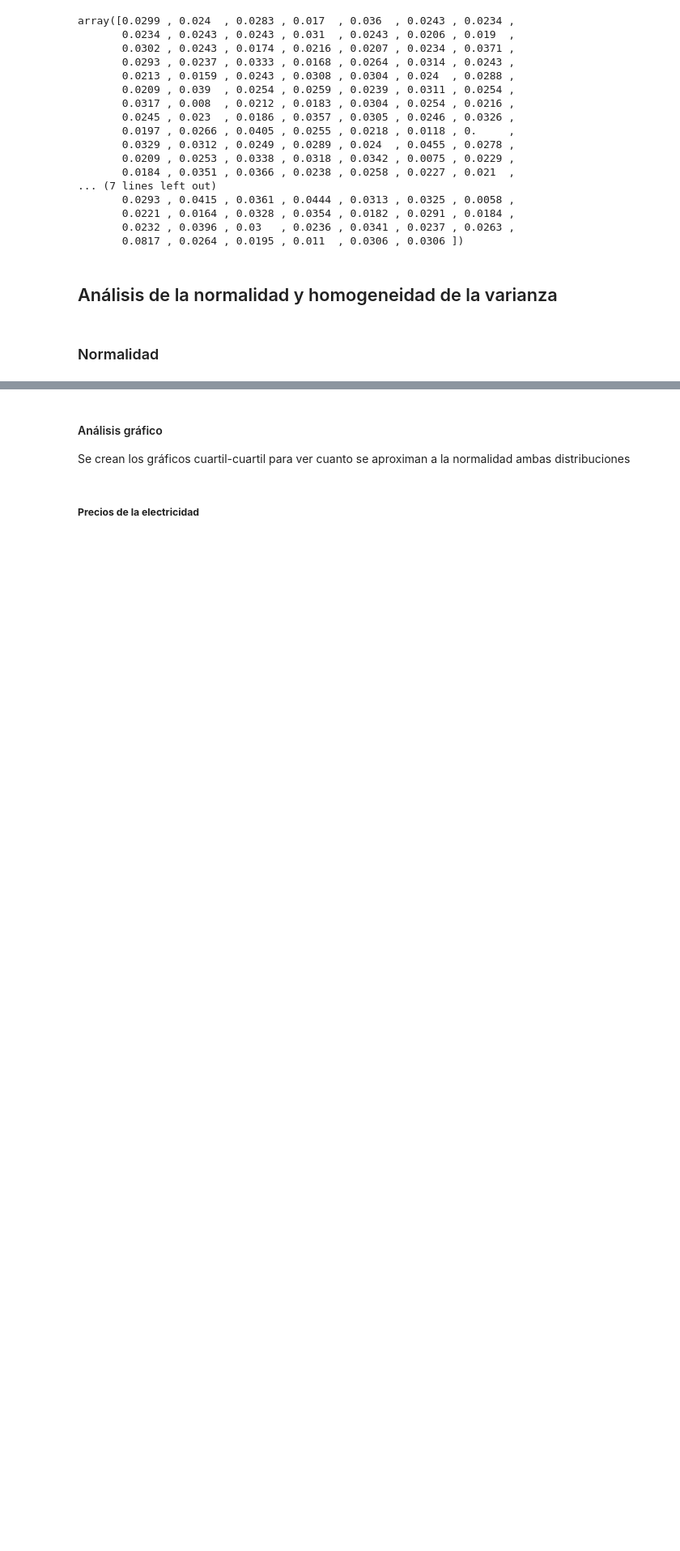
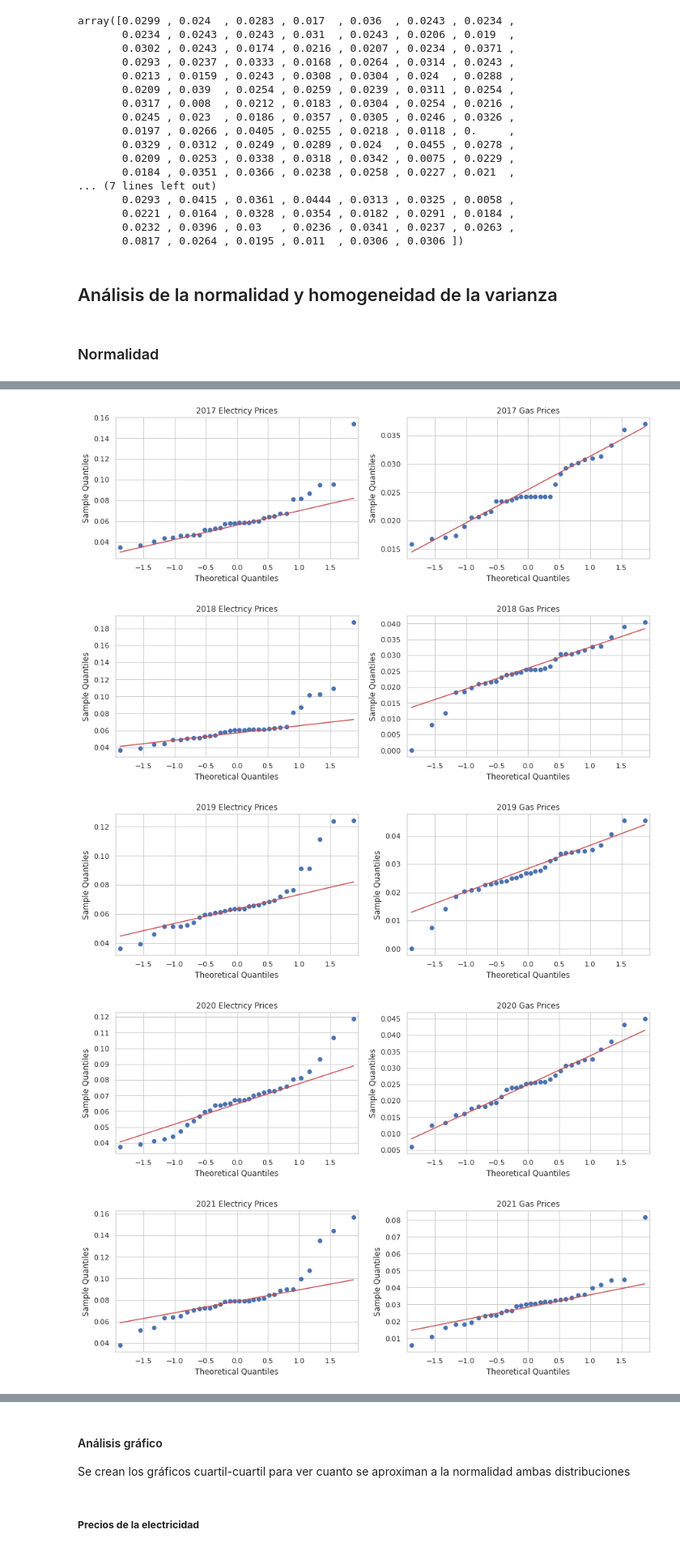
Before and after one commit to miguel-esteban-uoc/pract-2, a Jupyter notebook: notebook/pract-2.ipynb, the cells around one changed output, grey strips where cells are left out. Shown at 81% size. Drawn from its saved outputs; the diff is of its cells as text; code cells hidden in the pictures; blank space fills up the shorter version.

```diff
--- a/notebook/pract-2.ipynb
+++ b/notebook/pract-2.ipynb
@@ -664,0 +667,24 @@ array([0.0299 , 0.024  , 0.0283 , 0.017  , 0.036  , 0.0243 , 0.0234 ,
+# %%
+
+def filter_by_year( df, year ):
+    return df.loc[(df.Year == year)]
+
+def quartil_quartil_graph( data, title, ax ):
+     sm.qqplot( data, line='q', ax = ax )
+     plt.title( title )
+
+def draw_grap_quartil_quartil( df, title ):
+    electricityPriceValues = df.loc[:, "ElectricityPrice"].to_numpy()
+    gasPriceValues = df.loc[:, "GasPrice"].to_numpy()
+    ax1 = plt.subplot(1,2,1)
+    quartil_quartil_graph( electricityPriceValues, "%s Electricy Prices" % title, ax1 )
+    ax2 = plt.subplot(1,2,2)
+
+    quartil_quartil_graph( gasPriceValues, "%s Gas Prices" % title, ax2 )
+    plt.subplots_adjust(left=-1)
+    plt.show()
+
+def draw_grap_quartil_quartil_by_year( df, years ):
+    for yr in years :
+        current_df = filter_by_year( df, yr )
+        draw_grap_quartil_quartil( current_df, yr )
@@ -664,0 +693,8 @@ array([0.0299 , 0.024  , 0.0283 , 0.017  , 0.036  , 0.0243 , 0.0234 ,
+# %%
+draw_grap_quartil_quartil_by_year( df_work, df_work.Year.unique() )
+# %% [output]
+[figure, added]
+[figure, added]
+[figure, added]
+[figure, added]
+[figure, added]
```
Also changed, not shown: parts of 4 cells of this notebook.
